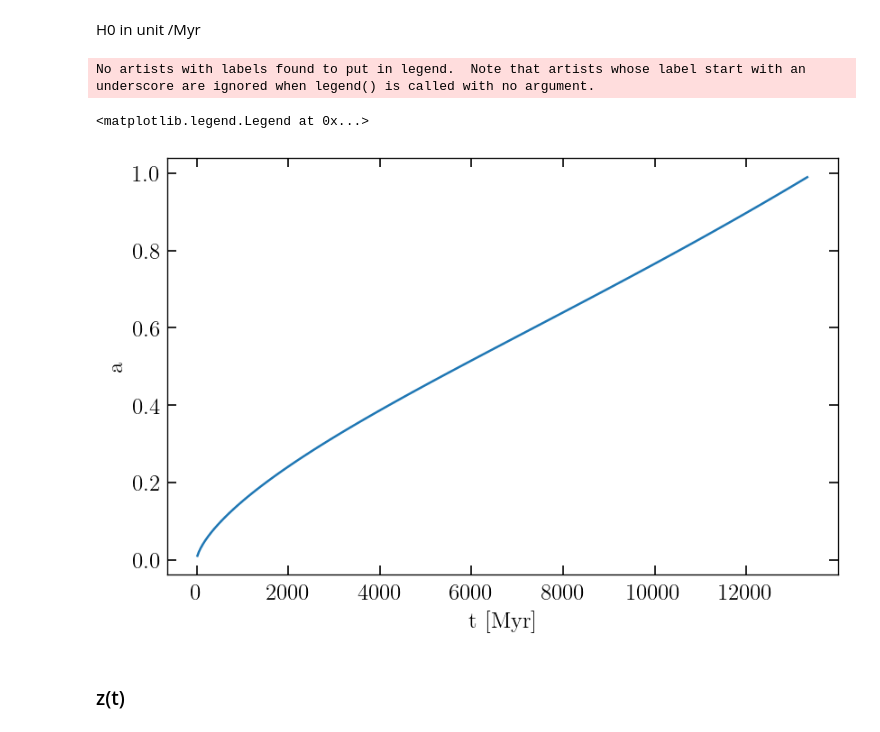
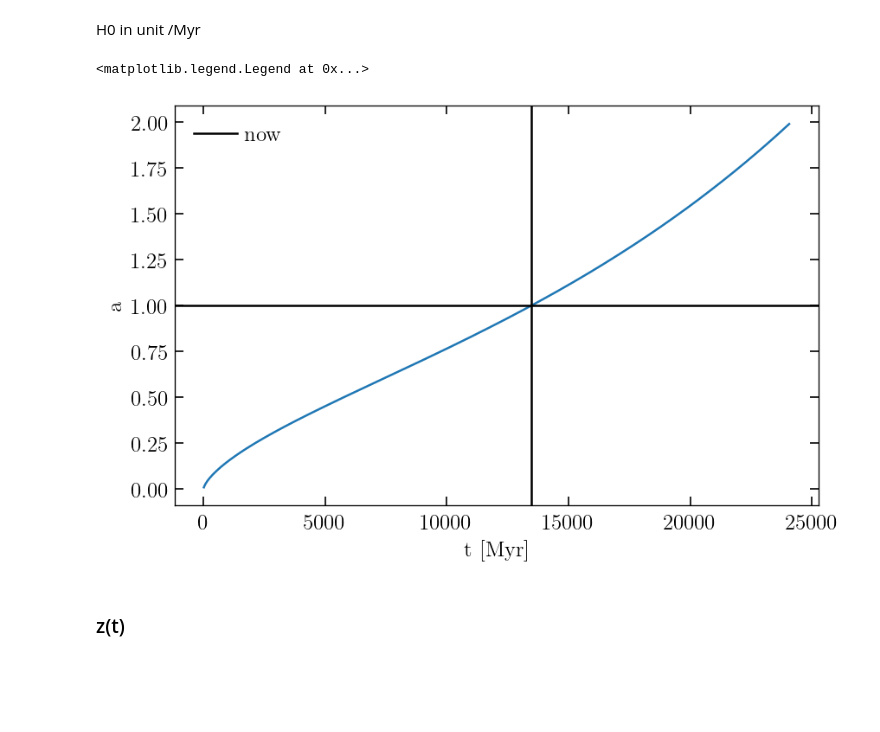
Before and after one commit to SiyiZhao/learnCosmology, a Jupyter notebook: code/expansion.ipynb, the cells around one changed output. Drawn from its saved outputs; the diff is of its cells as text; code cells hidden in the pictures; blank space fills up the shorter version.

```diff
--- a/code/expansion.ipynb
+++ b/code/expansion.ipynb
@@ -22,7 +22,7 @@ def dt_over_da(a, H0, a0, OmR, OmM, OmL, OmK):
     sq = H0 * a0 * np.sqrt(OmR /a**(2) + OmM / a + OmL *a**2 + OmK)
     return 1/sq
 # %%
-a1_l = np.arange(0.01, 1, 0.01)
+a1_l = np.arange(0.01, 2, 0.01)
 t_l = []
 # %% [markdown]
 units:
@@ -37,15 +37,18 @@ H0, a0, OmR, OmM, OmL, OmK = 70/Mpc_over_km*Myr_over_s, 1, 0, 0.3, 0.7, 0
 for a1 in a1_l:
     t = integrate.quad(lambda a: dt_over_da(a, H0, a0, OmR, OmM, OmL, OmK), 0, a1)
     t_l.append(t[0])
+    if a1==a0:
+        t0 = t[0]
 # %%
 plt.plot(t_l, a1_l)
+plt.axhline(y=a0, color='black', label='now')
+plt.axvline(x=t0, color='black')
 plt.xlabel("t [Myr]")
 plt.ylabel("a")
 plt.legend()
 # %% [output]
-No artists with labels found to put in legend.  Note that artists whose label start with an underscore are ignored when legend() is called with no argument.
+<matplotlib.legend.Legend at 0x...>
-<matplotlib.legend.Legend at 0x...>
-[figure, old version]
+[figure, new version]
 # %% [markdown]
 ### z(t)
 # %%
```
Also changed, not shown: parts of 4 cells of this notebook.
